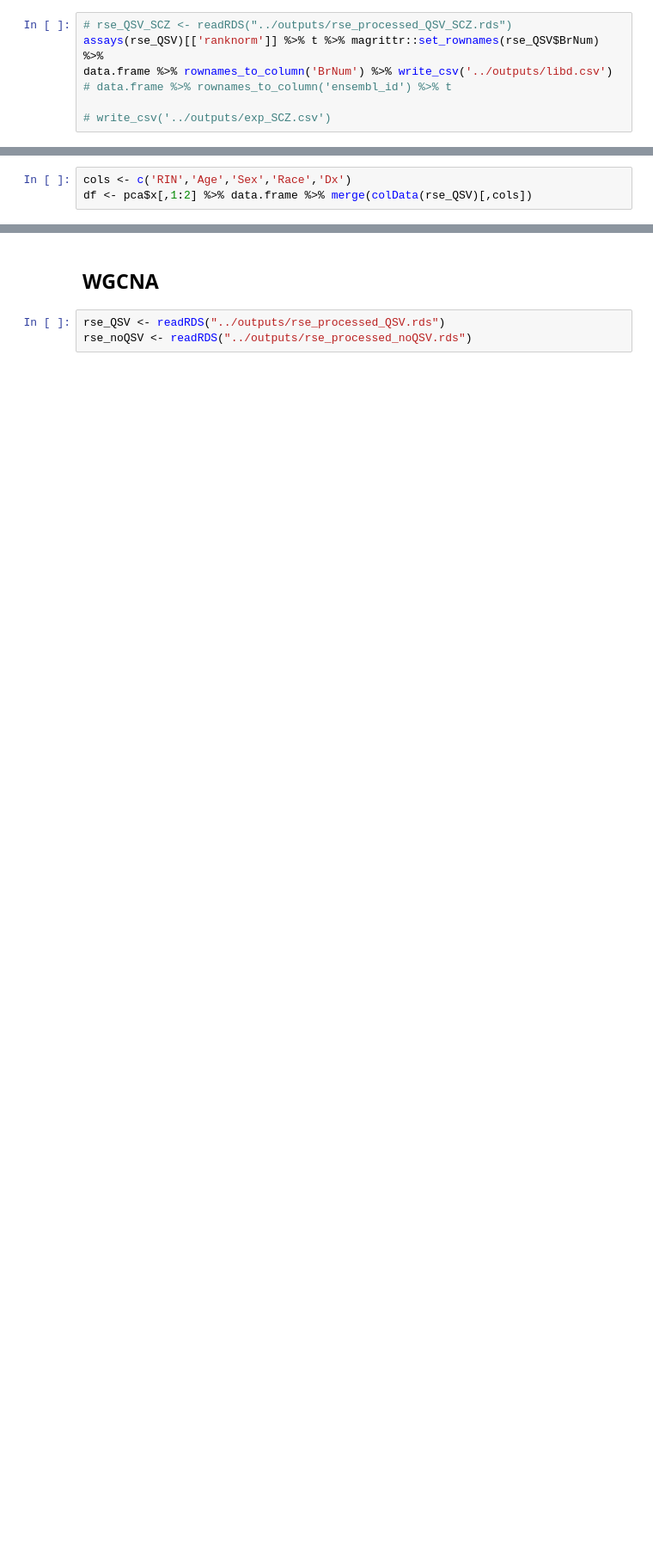
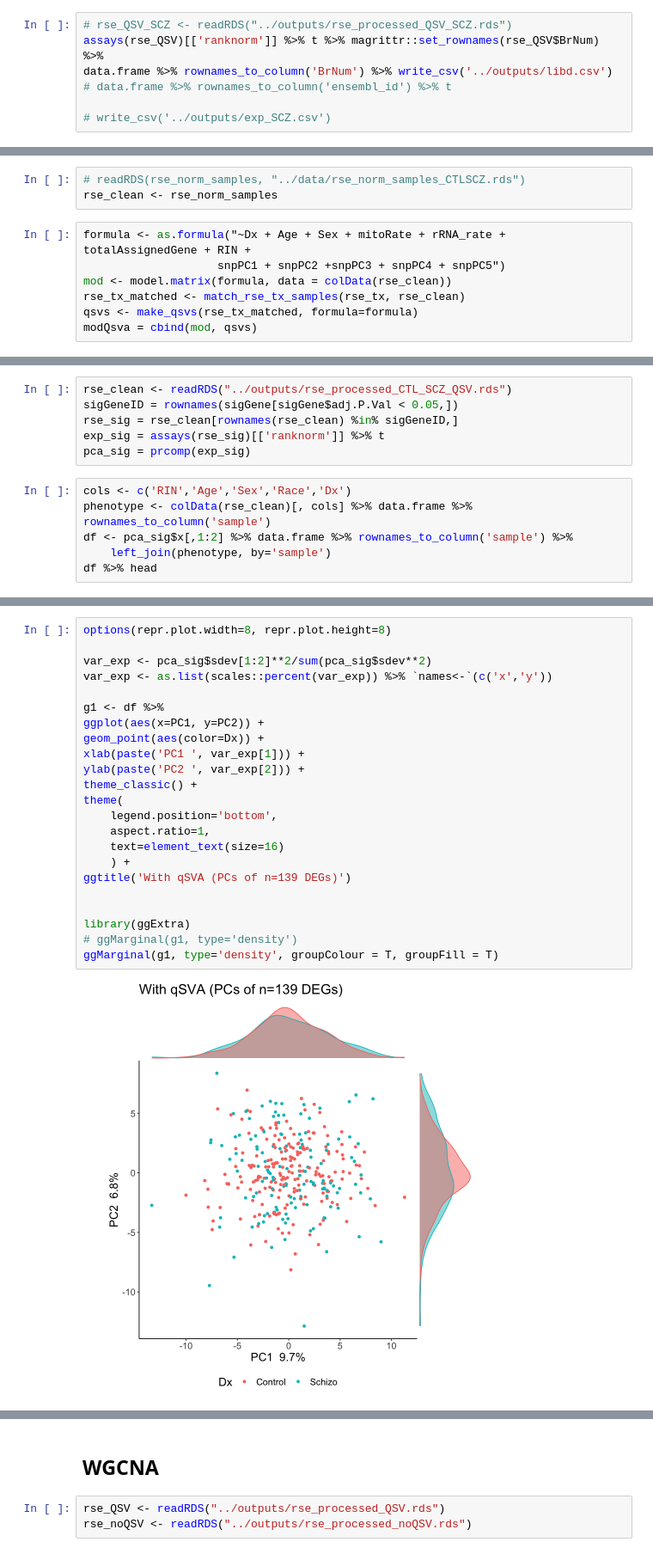
Before and after one commit to richardajdear/LIBD-heterogeneity, a Jupyter notebook: notebooks/qsva_scz.ipynb, the cells around one changed output, grey strips where cells are left out. Shown at 86% size. Drawn from its saved outputs; the diff is of its cells as text; blank space fills up the shorter version.

```diff
--- a/notebooks/qsva_scz.ipynb
+++ b/notebooks/qsva_scz.ipynb
@@ -318,0 +457,10 @@ pca <- exp %>% t %>% prcomp
+# %%
+# readRDS(rse_norm_samples, "../data/rse_norm_samples_CTLSCZ.rds")
+rse_clean <- rse_norm_samples
+# %%
+formula <- as.formula("~Dx + Age + Sex + mitoRate + rRNA_rate + totalAssignedGene + RIN +
+                    snpPC1 + snpPC2 +snpPC3 + snpPC4 + snpPC5")
+mod <- model.matrix(formula, data = colData(rse_clean))
+rse_tx_matched <- match_rse_tx_samples(rse_tx, rse_clean)
+qsvs <- make_qsvs(rse_tx_matched, formula=formula)
+modQsva = cbind(mod, qsvs)
@@ -319,4 +483,13 @@ pca <- exp %>% t %>% prcomp
+# %%
+rse_clean <- readRDS("../outputs/rse_processed_CTL_SCZ_QSV.rds")
+sigGeneID = rownames(sigGene[sigGene$adj.P.Val < 0.05,])
+rse_sig = rse_clean[rownames(rse_clean) %in% sigGeneID,]
+exp_sig = assays(rse_sig)[['ranknorm']] %>% t
+pca_sig = prcomp(exp_sig)
 # %%
 cols <- c('RIN','Age','Sex','Race','Dx')
-df <- pca$x[,1:2] %>% data.frame %>% merge(colData(rse_QSV)[,cols])
+phenotype <- colData(rse_clean)[, cols] %>% data.frame %>% rownames_to_column('sample')
+df <- pca_sig$x[,1:2] %>% data.frame %>% rownames_to_column('sample') %>%
+    left_join(phenotype, by='sample')
+df %>% head
 # %% [output]
@@ -360,0 +505,25 @@ Cumulative Proportion  0.99995 0.99997 0.99999 1.00000 1.000e+00
+# %%
+options(repr.plot.width=8, repr.plot.height=8)
+
+var_exp <- pca_sig$sdev[1:2]**2/sum(pca_sig$sdev**2)
+var_exp <- as.list(scales::percent(var_exp)) %>% `names<-`(c('x','y'))
+
+g1 <- df %>%
+ggplot(aes(x=PC1, y=PC2)) +
+geom_point(aes(color=Dx)) +
+xlab(paste('PC1 ', var_exp[1])) +
+ylab(paste('PC2 ', var_exp[2])) +
+theme_classic() +
+theme(
+    legend.position='bottom',
+    aspect.ratio=1,
+    text=element_text(size=16)
+    ) +
+ggtitle('With qSVA (PCs of n=139 DEGs)')
+
+
+library(ggExtra)
+# ggMarginal(g1, type='density')
+ggMarginal(g1, type='density', groupColour = T, groupFill = T)
+# %% [output]
+[figure, added]
```
Also changed, not shown: parts of 45 cells of this notebook, 5 other files.
